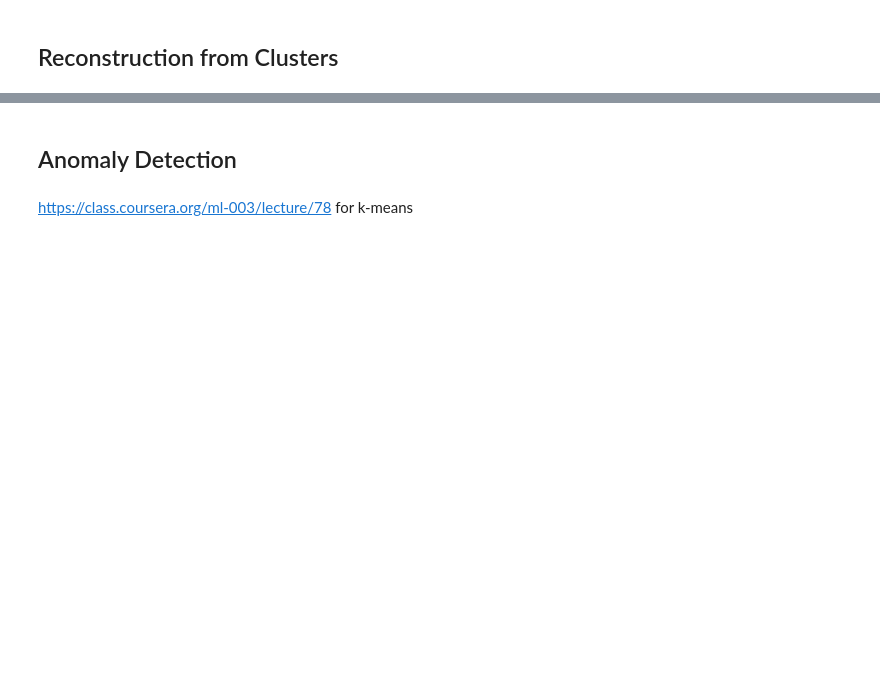
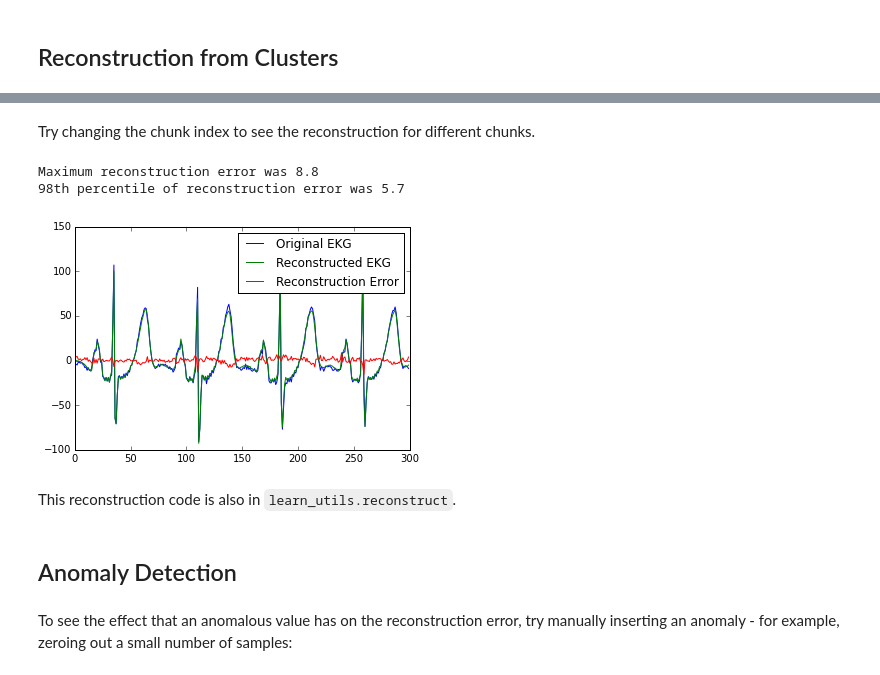
Before and after one commit to mrahtz/sanger-machine-learning-workshop, a Jupyter notebook: Unsupervised Learning.ipynb, the cells around one changed output, grey strips where cells are left out. Saved outputs shown, nothing was run; the diff lists cells and outputs as text; code cells hidden in the pictures; blank space fills up the shorter version.

```diff
--- a/Unsupervised Learning.ipynb
+++ b/Unsupervised Learning.ipynb
@@ -279,4 +225,38 @@ plt.show()
+# %% [markdown]
+Try changing the chunk index to see the reconstruction for different chunks.
+# %%
+reconstruction = np.zeros(len(ekg_data_test))
+
+for chunk_n, chunk in enumerate(test_chunks):
+    # don't modify the data in test_chunks
+    chunk = np.copy(chunk)
+    chunk *= window
+    nearest_centroid_idx = clusterer.predict(chunk)[0]
+    centroids = clusterer.cluster_centers_
+    nearest_centroid = np.copy(centroids[nearest_centroid_idx])
+
+    pos = chunk_n * slide_len
+    reconstruction[pos:pos+chunk_len] += nearest_centroid
+
+n_plot_samples = 300
+
+error = reconstruction[0:n_plot_samples] - ekg_data_test[0:n_plot_samples]
+error_98th_percentile = np.percentile(error, 98)
+print("Maximum reconstruction error was %.1f" % error.max())
+print("98th percentile of reconstruction error was %.1f" % error_98th_percentile)
+
+plt.plot(ekg_data_test[0:n_plot_samples], label="Original EKG")
+plt.plot(reconstruction[0:n_plot_samples], label="Reconstructed EKG")
+plt.plot(error[0:n_plot_samples], label="Reconstruction Error")
+plt.legend()
+plt.show()
+# %% [output]
+Maximum reconstruction error was 8.8
+98th percentile of reconstruction error was 5.7
+[figure, added]
+# %% [markdown]
+This reconstruction code is also in `learn_utils.reconstruct`.
 # %% [markdown]
 ## Anomaly Detection
-# %% [markdown]
-https://class.coursera.org/ml-003/lecture/78 for k-means
+# %% [markdown]
+To see the effect that an anomalous value has on the reconstruction error, try manually inserting an anomaly - for example, zeroing out a small number of samples:
```
Also changed, not shown: parts of 16 cells of this notebook, 1 other file.
